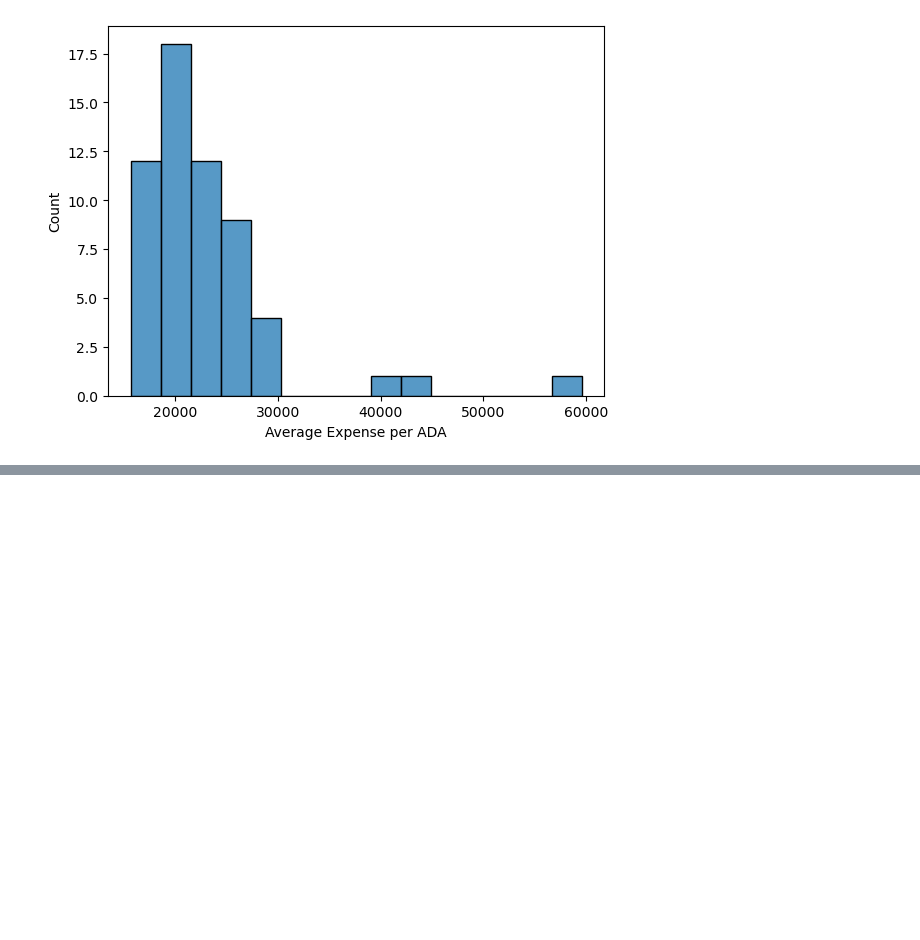
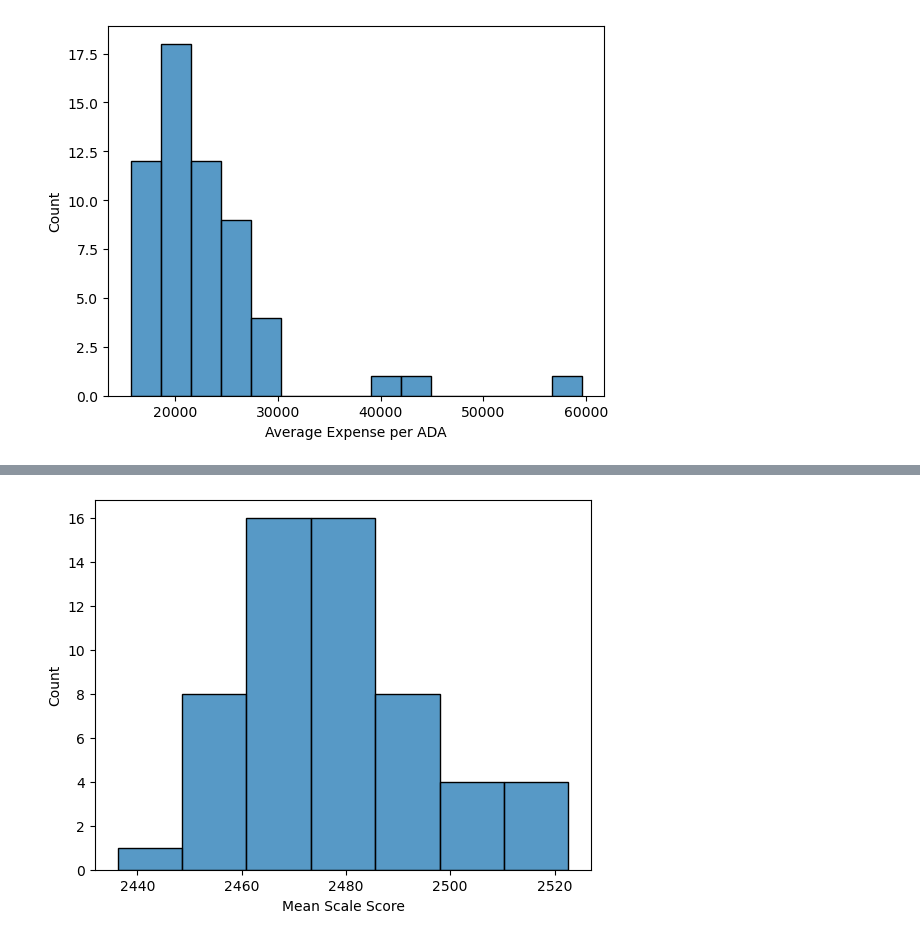
Before and after one commit to lawrencewang1/DavisHacks2025, a Jupyter notebook: data/visualization.ipynb, the cells around one changed output, grey strips where cells are left out. Drawn from its saved outputs; the diff is of its cells as text; code cells hidden in the pictures; blank space fills up the shorter version.

Commit message:
cleaning test scores

```diff
--- a/data/visualization.ipynb
+++ b/data/visualization.ipynb
@@ -75,0 +81,9 @@ plt.xlabel('Average Expense per ADA');
+# %%
+testing_data = pd.read_csv('sb_ca2024_all_csv_v1.txt', delimiter='^', encoding='latin1')
+county_info = pd.read_csv('sb_ca2024entities_csv.txt', delimiter='^', encoding='latin1')
+# %%
+# cleaning
+testing_data_short = testing_data[['County Code', 'Mean Scale Score']].replace('*', np.nan).dropna(subset=['Mean Scale Score'])
+testing_data_short['Mean Scale Score'] = testing_data_short['Mean Scale Score'].astype(float)
+testing_data_short = testing_data_short.groupby('County Code').agg('mean')
+testing_data_short.head()
@@ -75,0 +98,6 @@ plt.xlabel('Average Expense per ADA');
+# %%
+# cleaning county info
+county_info_short = county_info[['County Code', 'County Name']].drop(index=0).groupby('County Code').agg('first')
+county_info_short = county_info_short.reset_index()
+county_info_short = county_info_short.drop(columns=['County Code'])
+county_info_short.head()
@@ -75,0 +115,3 @@ plt.xlabel('Average Expense per ADA');
+# %%
+combined_testing_data = county_info_short.merge(testing_data_short, left_index=True, right_index=True)
+combined_testing_data.head()
@@ -75,0 +125,4 @@ plt.xlabel('Average Expense per ADA');
+# %%
+sns.histplot(data=combined_testing_data, x='Mean Scale Score');
+# %% [output]
+[figure, added]
```
Also changed, not shown: parts of 7 cells of this notebook.
